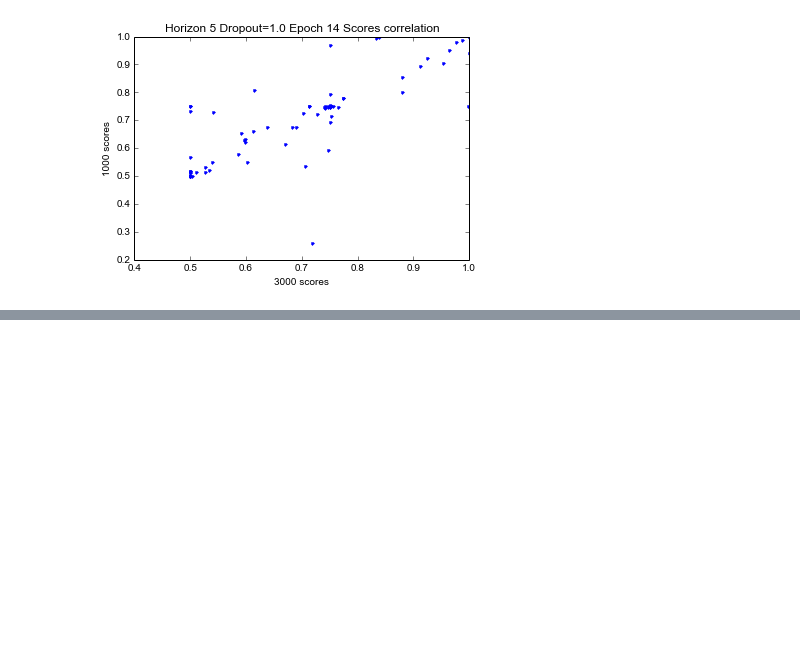
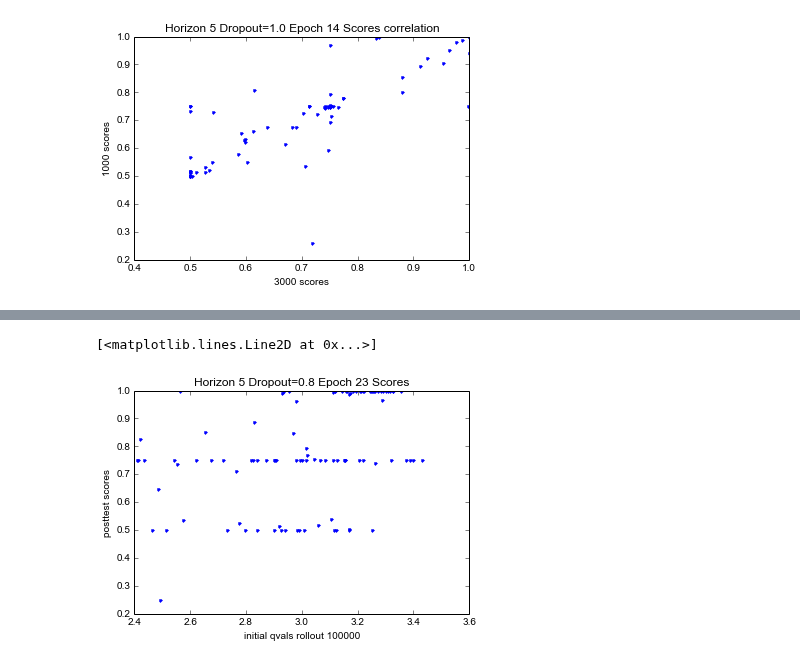
Before and after one commit to lisa-1010/smart-tutor, a Jupyter notebook: code/danielgraphing.ipynb, the cells around one changed output, grey strips where cells are left out. Drawn from its saved outputs; the diff is of its cells as text; code cells hidden in the pictures; blank space fills up the shorter version.

```diff
--- a/code/danielgraphing.ipynb
+++ b/code/danielgraphing.ipynb
@@ -1236,0 +591,40 @@ plot(scores2, scores1, '.')
+# %%
+'''
+Checking correlations
+'''
+data11 = np.load('experiments/test2_model_small-dropout8-shuffle0-data-test2-n100000-l5-random.pickle/stats-runA.npz')
+data12 = np.load('experiments/test2_model_small-dropout8-shuffle0-data-test2-n100000-l5-random.pickle/stats-runC.npz')
+data13 = np.load('experiments/test2_model_small-dropout8-shuffle0-data-test2-n100000-l5-random.pickle/stats-runD.npz')
+
+data21 = np.load('experiments/test2_model_small-dropout8-shuffle0-data-test2-n100000-l5-random.pickle/mcts-rtype1-rollouts3000-trajectories100-real1-runA.npz')
+data22 = np.load('experiments/test2_model_small-dropout8-shuffle0-data-test2-n100000-l5-random.pickle/mcts-rtype1-rollouts3000-trajectories100-real1-runC.npz')
+data23 = np.load('experiments/test2_model_small-dropout8-shuffle0-data-test2-n100000-l5-random.pickle/mcts-rtype1-rollouts3000-trajectories400-real1-runD.npz')
+
+data31 = np.load('experiments/test2_model_small-dropout8-shuffle0-data-test2-n100000-l5-random.pickle/mcts-rtype1-rollouts3000-trajectories100-real0-runA.npz')
+data32 = np.load('experiments/test2_model_small-dropout8-shuffle0-data-test2-n100000-l5-random.pickle/mcts-rtype1-rollouts3000-trajectories100-real0-runC.npz')
+data33 = np.load('experiments/test2_model_small-dropout8-shuffle0-data-test2-n100000-l5-random.pickle/mcts-rtype1-rollouts3000-trajectories400-real0-runD.npz')
+
+data41 = np.load('experiments/test2_model_small-dropout8-shuffle0-data-test2-n100000-l5-random.pickle/policies-rtype1-trajectories400-runA.npz')
+data42 = np.load('experiments/test2_model_small-dropout8-shuffle0-data-test2-n100000-l5-random.pickle/policies-rtype1-trajectories400-runC.npz')
+data43 = np.load('experiments/test2_model_small-dropout8-shuffle0-data-test2-n100000-l5-random.pickle/policies-rtype1-trajectories400-runD.npz')
+
+data51 = np.load('experiments/test2_model_small-dropout8-shuffle0-data-test2-n100000-l5-random.pickle/initialq-rtype1-rollouts100000-runA.npz')
+data52 = np.load('experiments/test2_model_small-dropout8-shuffle0-data-test2-n100000-l5-random.pickle/initialq-rtype1-rollouts100000-runC.npz')
+data53 = np.load('experiments/test2_model_small-dropout8-shuffle0-data-test2-n100000-l5-random.pickle/initialq-rtype1-rollouts100000-runD.npz')
+
+vloss = np.concatenate([data11['vloss'],data12['vloss'],data13['vloss']])
+scores = np.concatenate([data21['scores'][:,0],data22['scores'][:,0],data23['scores'][:,0]])
+trueqvals = np.concatenate([data21['qvals'][:,0],data22['qvals'][:,0],data23['qvals'][:,0]])
+falseqvals = np.concatenate([data31['qvals'][:,0],data32['qvals'][:,0],data33['qvals'][:,0]])
+rewards = np.concatenate([data41['rewards'][:,0],data42['rewards'][:,0],data43['rewards'][:,0]])
+initialq = np.concatenate([data51['qvals'][:,0],data52['qvals'][:,0],data53['qvals'][:,0]])
+
+figure()
+title('Horizon 5 Dropout=0.8 Epoch 23 Scores')
+xlabel('initial qvals rollout 100000')
+ylabel('posttest scores')
+plot(initialq, scores, '.',color='#0000ff')
+#xlim(3.4,3.6)
+# %% [output]
+[<matplotlib.lines.Line2D at 0x...>]
+[figure, added]
```
Also changed, not shown: parts of 16 cells of this notebook, 21 other files.
